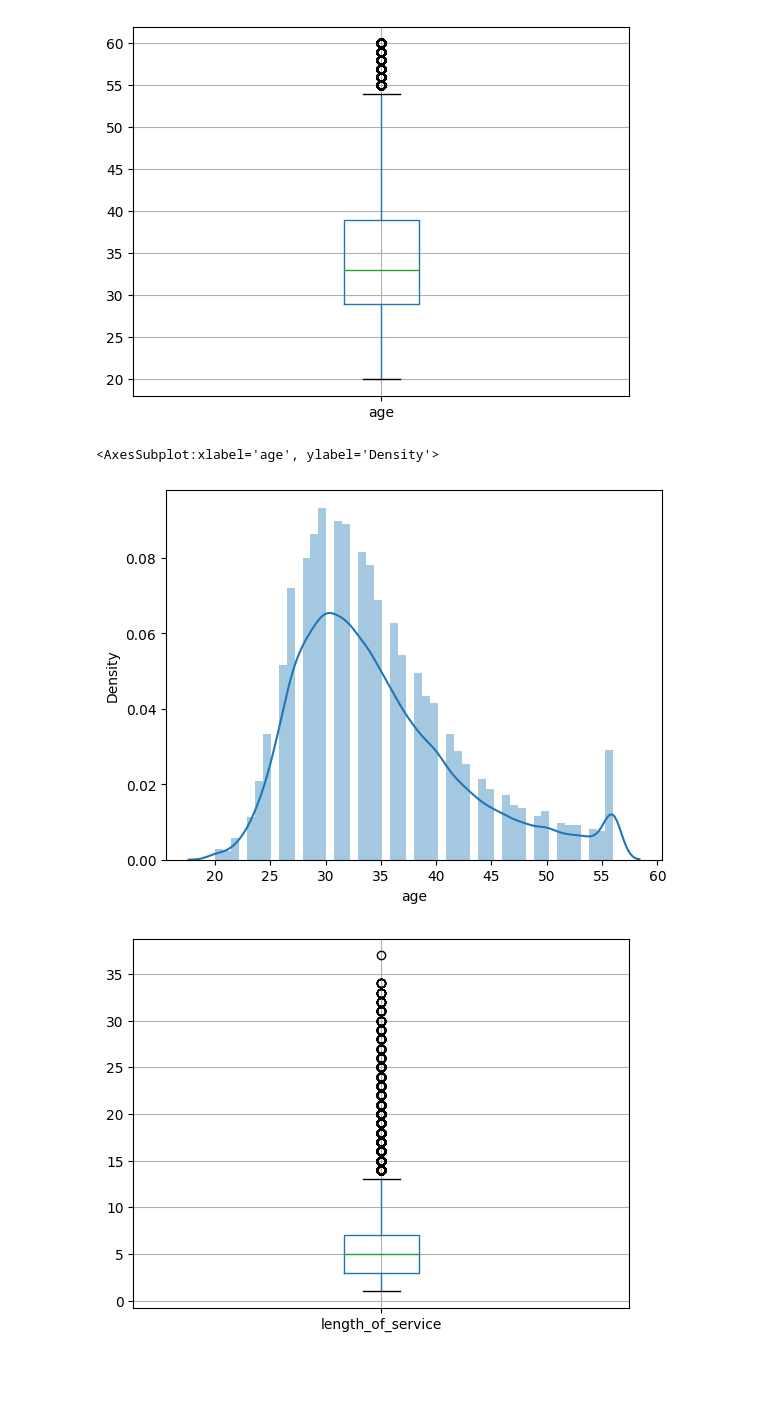
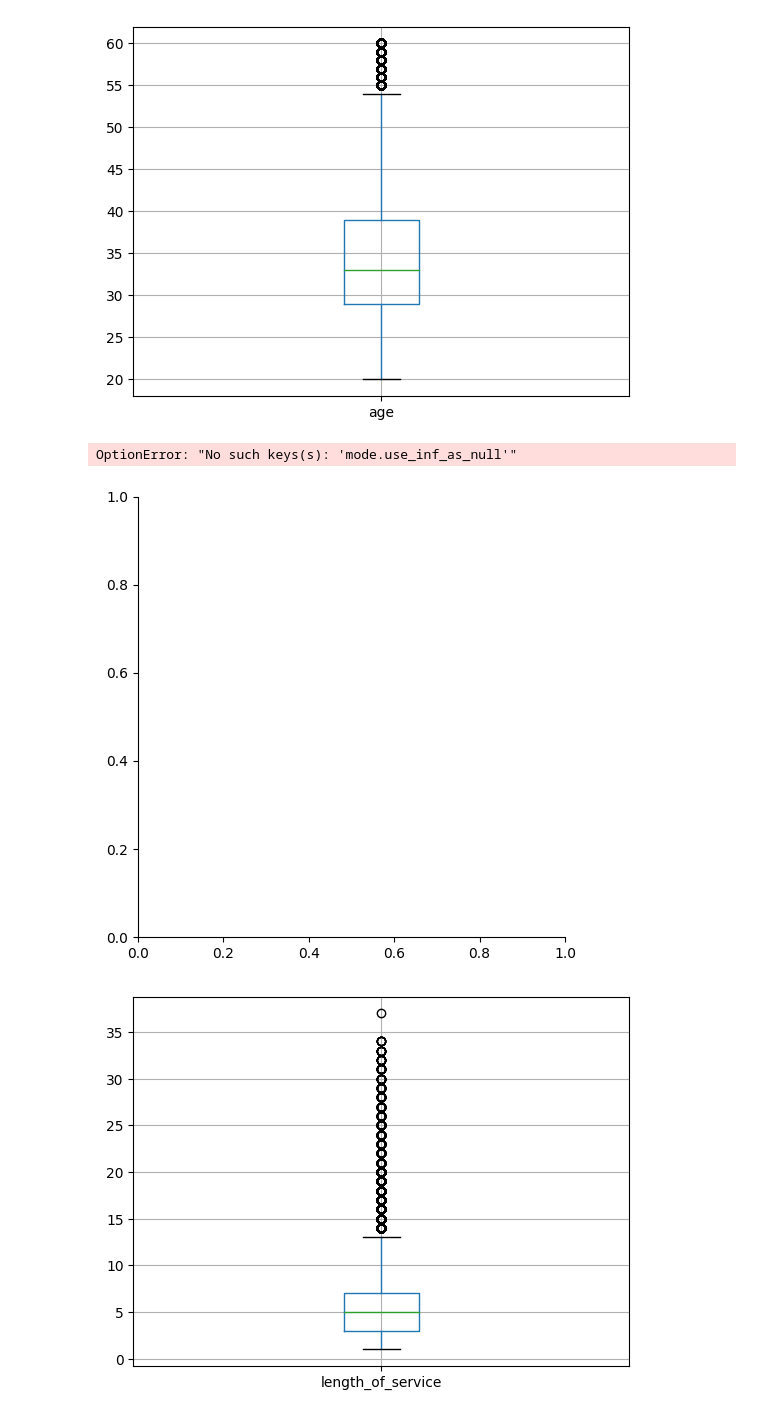
Before and after one commit to AbhirupB/Employee-Promotion-Streamlit-WebApp, a Jupyter notebook: Employee Promotion Prediction EDA.ipynb, the cells around one changed output. Saved outputs shown, nothing was run; the diff lists cells and outputs as text; code cells hidden in the pictures; blank space fills up the shorter version.

```diff
--- a/Employee Promotion Prediction EDA.ipynb
+++ b/Employee Promotion Prediction EDA.ipynb
@@ -409,10 +416,10 @@ figure=train_test_copy1.boxplot(column="age")
 # %%
 train_test_copy1.loc[train_test_copy1['age']>=56,'age']=56
 # %%
-sns.distplot(train_test_copy1['age'])
+sns.displot(train_test_copy1['age'])
 # %% [output]
-<AxesSubplot:xlabel='age', ylabel='Density'>
+OptionError: "No such keys(s): 'mode.use_inf_as_null'"
-[figure, old version]
+[figure, new version]
 # %%
 figure=train_test_copy1.boxplot(column="length_of_service")
 # %% [output]
```
Also changed, not shown: parts of 21 cells of this notebook, 2 other files.
